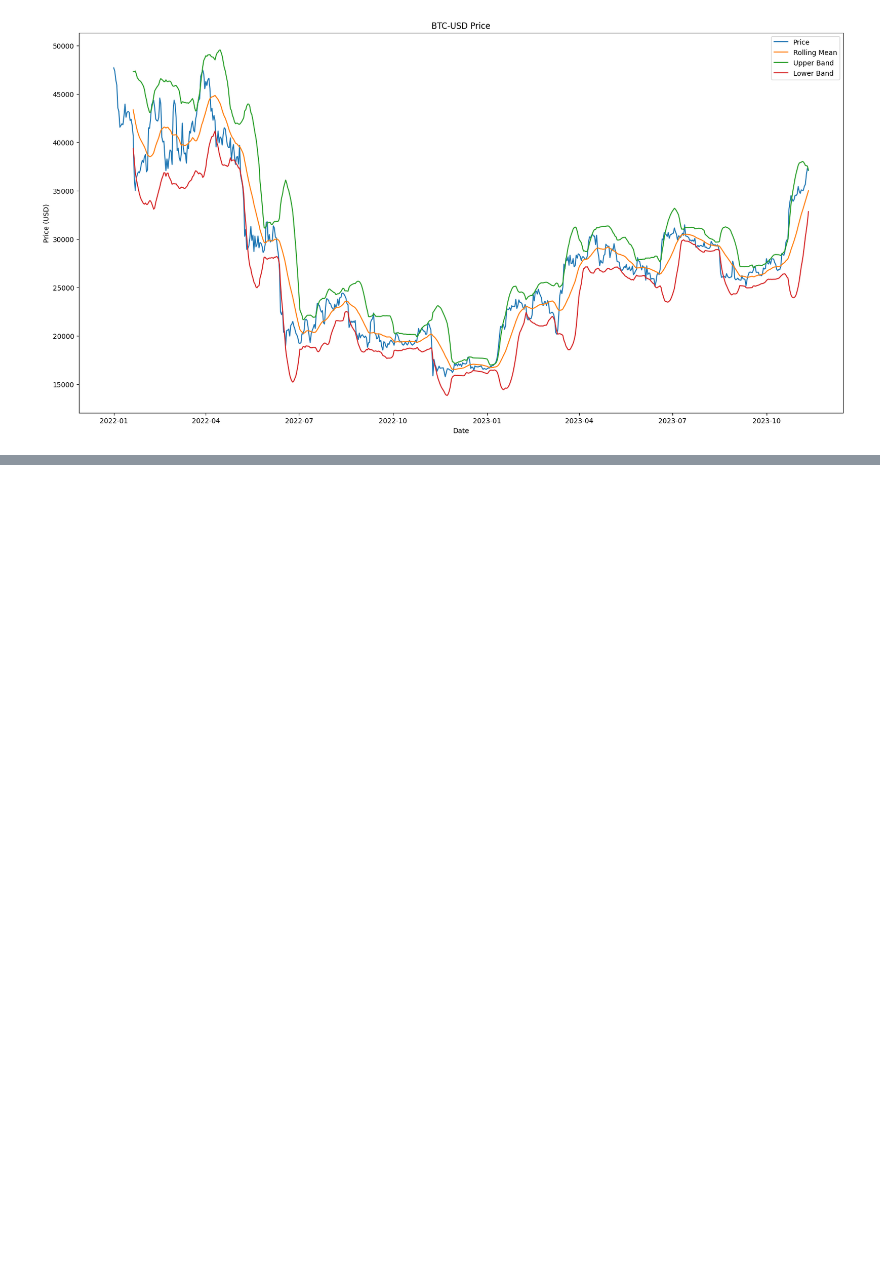
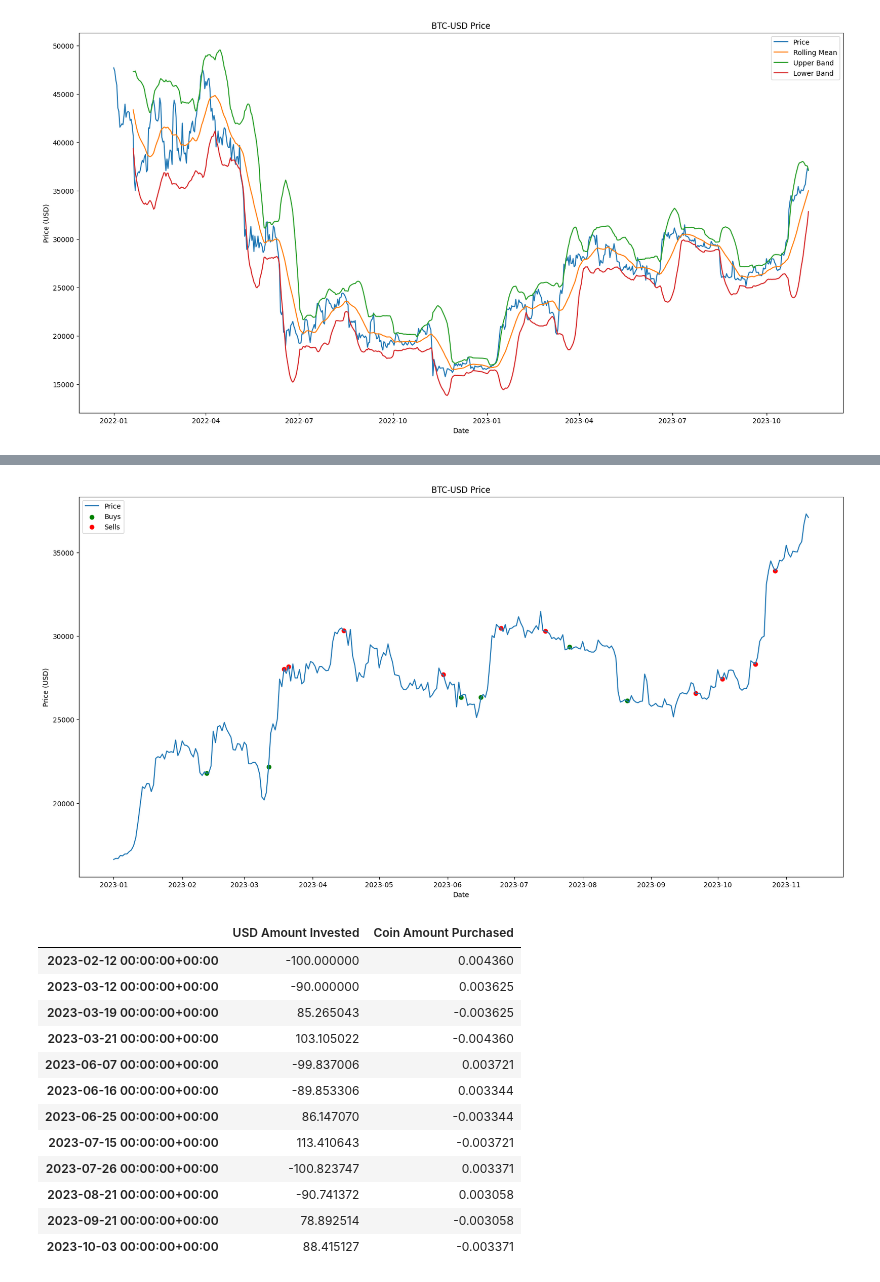
Before and after one commit to pahautelman/bitcoin-bot, a Jupyter notebook: bitcoin_data.ipynb, the cells around one changed output, grey strips where cells are left out. Saved outputs shown, nothing was run; the diff lists cells and outputs as text; code cells hidden in the pictures; blank space fills up the shorter version.

```diff
--- a/bitcoin_data.ipynb
+++ b/bitcoin_data.ipynb
@@ -411,6 +467,0 @@ plot_profits(coin_data_with_start, bb_buys)
-# %%
-# TODO: different color for buys/sells
-# TODO: plot profits better
-
-def strategy_implementor(coin_data, usd_portofolio_size: int):
-    pass
@@ -416,0 +475,71 @@ def strategy_implementor(coin_data, usd_portofolio_size: int):
+# %%
+# TODO: plot profits better
+# TODO: strategies class
+# TODO: more complex investment allocation strategy
+# TODO: implement commission fees
+
+# method calculates the buys/sells based on the strategy
+# buy actions have an allocation of 2% of the portfolio
+# sell actions have an allocation equal to the previous buy action
+def strategy_implementor(coin_data, actions: Actions, usd_portfolio_size: int, portfolio_allocation: int = 0.1) -> Buys:
+
+
+    # stores the previous buys coin amounts
+    previous_buys_coin_amounts_stack = []
+
+    # calculate the buys and sells
+    buys_date = []
+    buys_usd_amount = []
+    buys_coin_amount = []
+    for i in range(1, len(actions)):
+        if actions.iloc[i][Actions.ACTION] == ActionSimple.BUY:
+            usd_amount = usd_portfolio_size * portfolio_allocation
+            coin_amount = usd_amount / coin_data.iloc[i]['Close']
+
+            buys_date.append(actions.index[i])
+            buys_usd_amount.append(-usd_amount)
+            buys_coin_amount.append(coin_amount)
+
+            previous_buys_coin_amounts_stack.append(coin_amount)
+            usd_portfolio_size -= usd_amount
+        elif actions.iloc[i][Actions.ACTION] == ActionSimple.SELL:
+            if len(previous_buys_coin_amounts_stack) == 0:
+                continue
+
+            coin_amount = previous_buys_coin_amounts_stack.pop()
+            usd_amount = coin_amount * coin_data.iloc[i]['Close']
+
+            buys_date.append(actions.index[i])
+            buys_usd_amount.append(usd_amount)
+            buys_coin_amount.append(-coin_amount)
+
+            usd_portfolio_size += usd_amount
+
+    buys_index = DatetimeIndex(buys_date)
+    buys_data = {
+        Buys.USD_AMOUNT_INVESTED: buys_usd_amount,
+        Buys.COIN_AMOUNT_PURCHASED: buys_coin_amount
+    }
+    return Buys(buys_index, buys_data)
+
+coin_data_with_start = coin_data.loc['2023-01-01':]
+bb_actions = bollinger_bands_strategy(coin_data_with_start, window=20)
+bb_buys = strategy_implementor(coin_data_with_start, bb_actions, 1000)
+
+plot_actions(coin_data_with_start, bb_actions)
+bb_buys
+# %% [output]
+[figure, added]
+|  | USD Amount Invested | Coin Amount Purchased |
+| 2023-02-12 00:00:00+00:00 | -100.000000 | 0.004360 |
+| 2023-03-12 00:00:00+00:00 | -90.000000 | 0.003625 |
+| 2023-03-19 00:00:00+00:00 | 85.265043 | -0.003625 |
+| 2023-03-21 00:00:00+00:00 | 103.105022 | -0.004360 |
+| 2023-06-07 00:00:00+00:00 | -99.837006 | 0.003721 |
+| 2023-06-16 00:00:00+00:00 | -89.853306 | 0.003344 |
+| 2023-06-25 00:00:00+00:00 | 86.147070 | -0.003344 |
+| 2023-07-15 00:00:00+00:00 | 113.410643 | -0.003721 |
+| 2023-07-26 00:00:00+00:00 | -100.823747 | 0.003371 |
+| 2023-08-21 00:00:00+00:00 | -90.741372 | 0.003058 |
+| 2023-09-21 00:00:00+00:00 | 78.892514 | -0.003058 |
+| 2023-10-03 00:00:00+00:00 | 88.415127 | -0.003371 |
```
Also changed, not shown: parts of 8 cells of this notebook, 6 other files.
